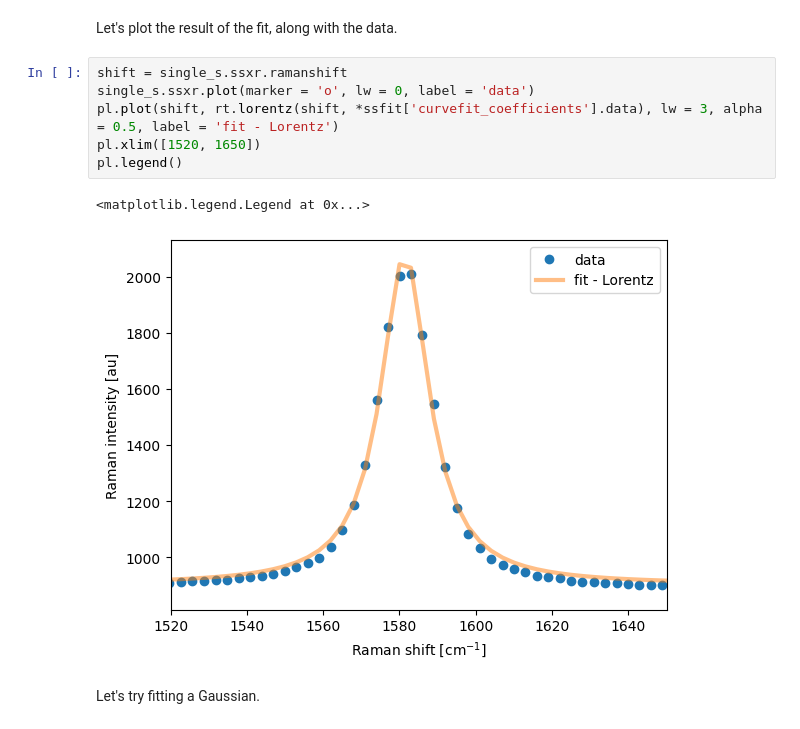
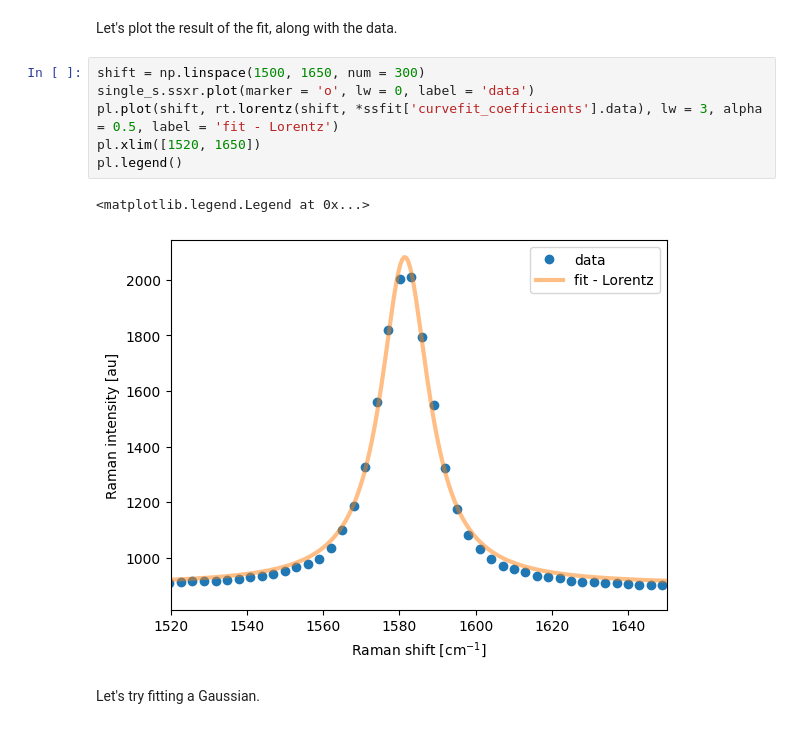
Before and after one commit to zrbyte/ramantools, a Jupyter notebook: ramantools tutorial.ipynb, the cells around one changed output. Cells and saved outputs as stored; diff of their text form.

```diff
--- a/ramantools tutorial.ipynb
+++ b/ramantools tutorial.ipynb
@@ -451,14 +451,14 @@ Coordinates:
 # %% [markdown]
 Let's plot the result of the fit, along with the data.
 # %%
-shift = single_s.ssxr.ramanshift
+shift = np.linspace(1500, 1650, num = 300)
 single_s.ssxr.plot(marker = 'o', lw = 0, label = 'data')
 pl.plot(shift, rt.lorentz(shift, *ssfit['curvefit_coefficients'].data), lw = 3, alpha = 0.5, label = 'fit - Lorentz')
 pl.xlim([1520, 1650])
 pl.legend()
 # %% [output]
 <matplotlib.legend.Legend at 0x...>
-[figure, old version]
+[figure, new version]
 # %% [markdown]
 Let's try fitting a Gaussian.
 # %%
```
Also changed, not shown: parts of 1 cell of this notebook, 1 other file.
